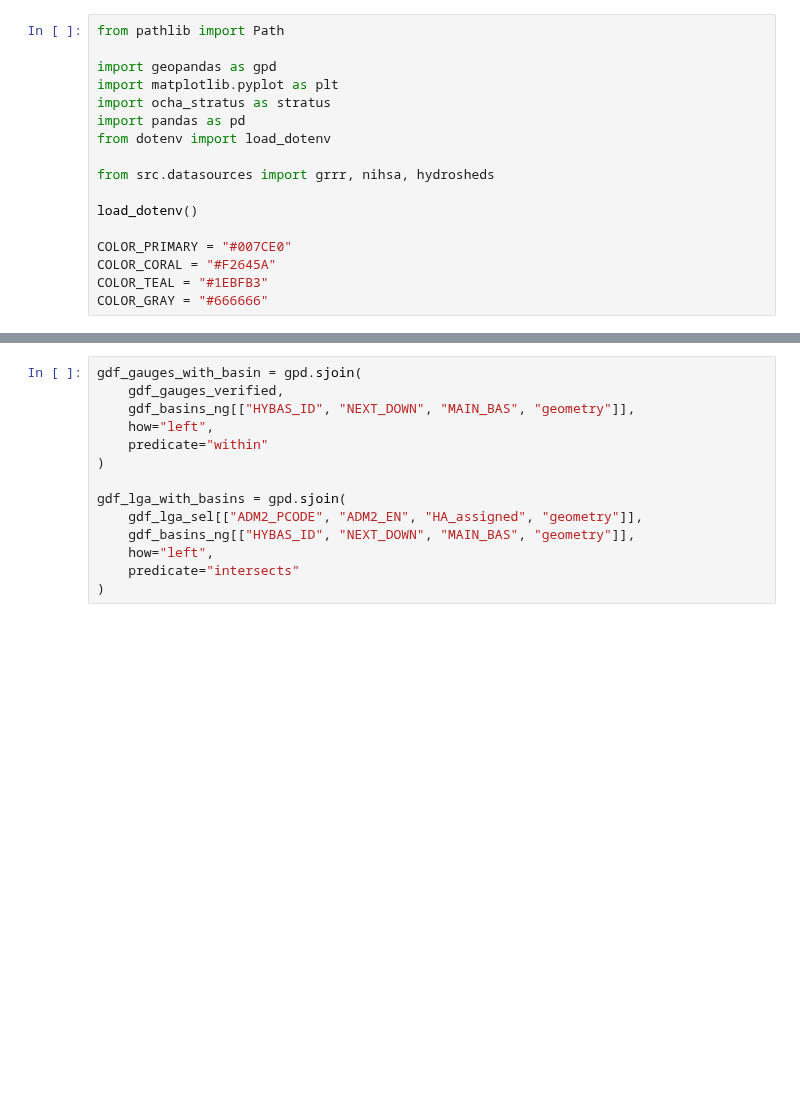
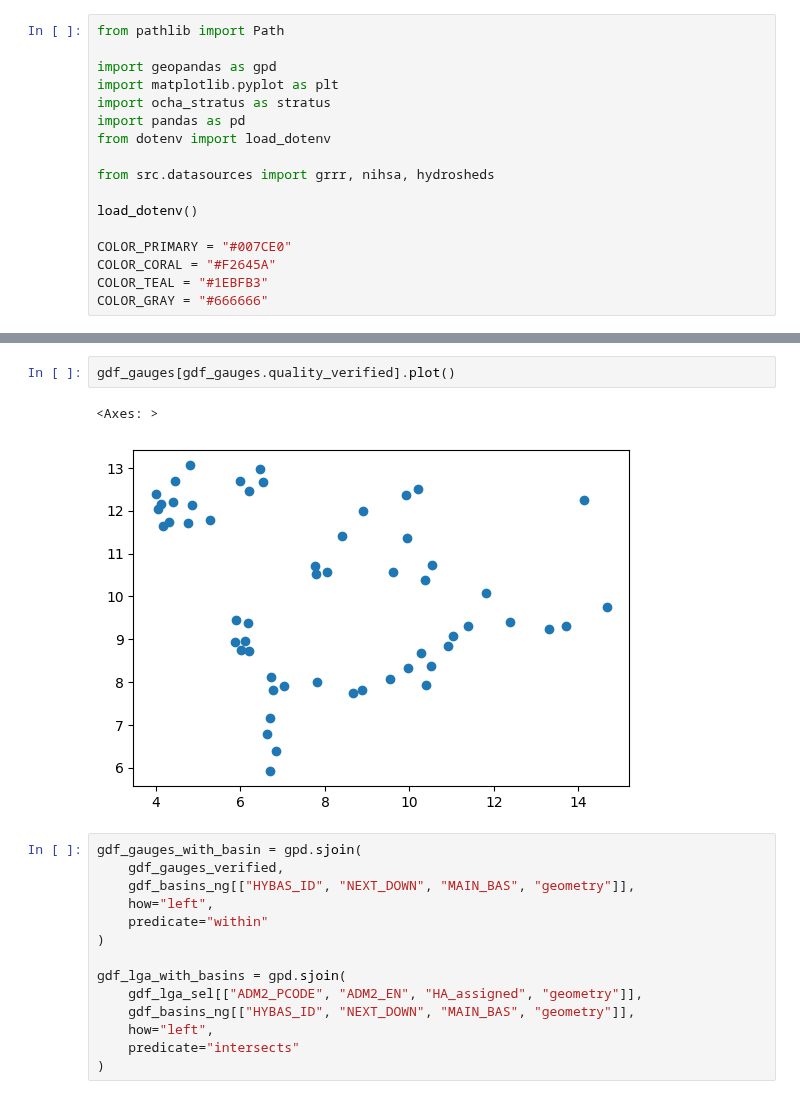
Before and after one commit to OCHA-DAP/ds-aa-nga-flooding, a Jupyter notebook: exploration/2026/04_upstream_gauge_analysis.ipynb, the cells around one changed output, grey strips where cells are left out. Saved outputs shown, nothing was run; the diff lists cells and outputs as text; blank space fills up the shorter version.

```diff
--- a/exploration/2026/04_upstream_gauge_analysis.ipynb
+++ b/exploration/2026/04_upstream_gauge_analysis.ipynb
@@ -53,3 +116,8 @@ LGAs: 42, Gauges: 232, Basins: 7149
+# %%
+gdf_gauges[gdf_gauges.quality_verified].plot()
+# %% [output]
+<Axes: >
+[figure, added]
 # %%
 gdf_gauges_with_basin = gpd.sjoin(
     gdf_gauges_verified,
```
Also changed, not shown: parts of 9 cells of this notebook.
